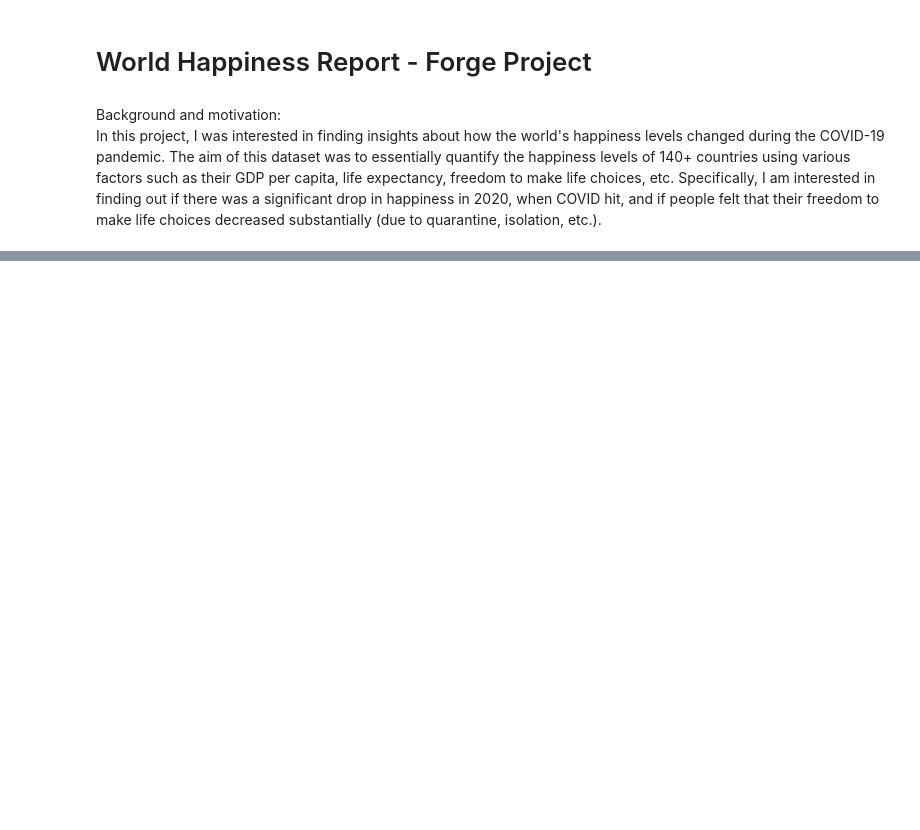
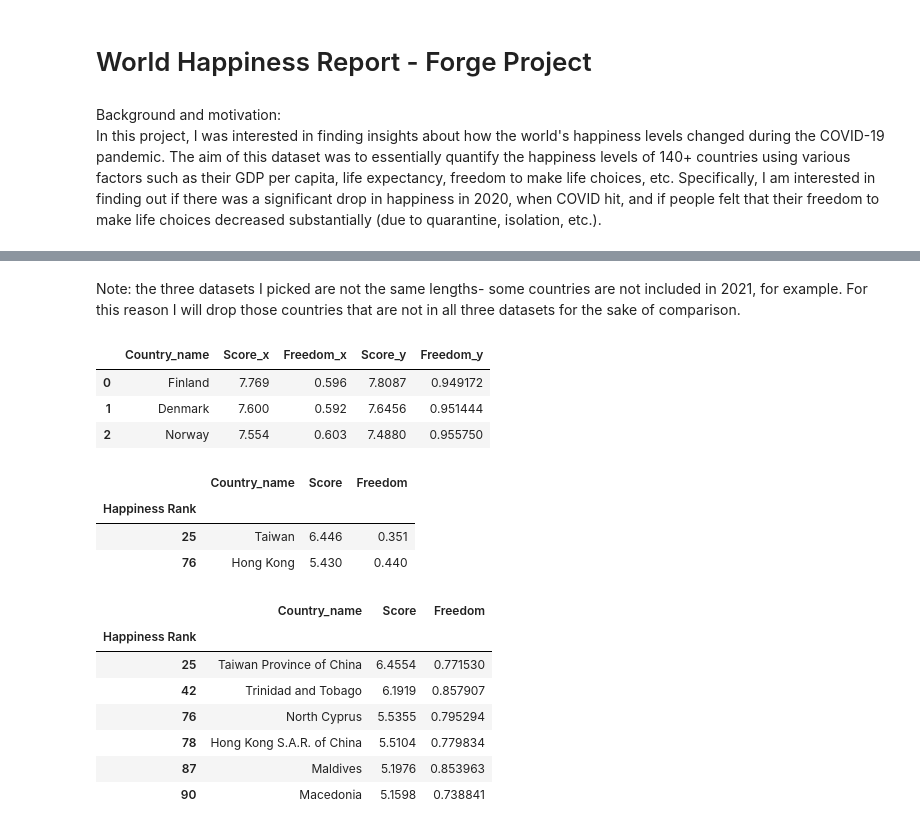
Before and after one commit to torrancefredell/Forge-Launch-Project, a Jupyter notebook: Forge Launch Project.ipynb, the cells around one changed output, grey strips where cells are left out. Drawn from its saved outputs; the diff is of its cells as text; code cells hidden in the pictures; blank space fills up the shorter version.

```diff
--- a/Forge Launch Project.ipynb
+++ b/Forge Launch Project.ipynb
@@ -94,0 +101,32 @@ Note: the three datasets I picked are not the same lengths- some countries are n
+# %% [markdown]
+Note: the three datasets I picked are not the same lengths- some countries are not included in 2021, for example. For this reason I will drop those countries that are not in all three datasets for the sake of comparison.
+# %%
+merged = df19.merge(df20,on=['Country_name','Country_name'])
+merged.head(3)
+# %% [output]
+|  | Country_name | Score_x | Freedom_x | Score_y | Freedom_y |
+| 0 | Finland | 7.769 | 0.596 | 7.8087 | 0.949172 |
+| 1 | Denmark | 7.600 | 0.592 | 7.6456 | 0.951444 |
+| 2 | Norway | 7.554 | 0.603 | 7.4880 | 0.955750 |
+# %%
+# Filtering rows of df19
+result = df19[(~df20.Country_name.isin(merged.Country_name))&(~df19.Country_name.isin(merged.Country_name))]
+result
+# %% [output]
+|  | Country_name | Score | Freedom |
+| Happiness Rank |  |  |  |
+| 25 | Taiwan | 6.446 | 0.351 |
+| 76 | Hong Kong | 5.430 | 0.440 |
+# %%
+# Filtering rows of df20
+result2 = df20[(~df20.Country_name.isin(merged.Country_name)&(~df20.Country_name.isin(merged.Country_name)))]
+result2
+# %% [output]
+|  | Country_name | Score | Freedom |
+| Happiness Rank |  |  |  |
+| 25 | Taiwan Province of China | 6.4554 | 0.771530 |
+| 42 | Trinidad and Tobago | 6.1919 | 0.857907 |
+| 76 | North Cyprus | 5.5355 | 0.795294 |
+| 78 | Hong Kong S.A.R. of China | 5.5104 | 0.779834 |
+| 87 | Maldives | 5.1976 | 0.853963 |
+| 90 | Macedonia | 5.1598 | 0.738841 |
```
Also changed, not shown: parts of 17 cells of this notebook.
